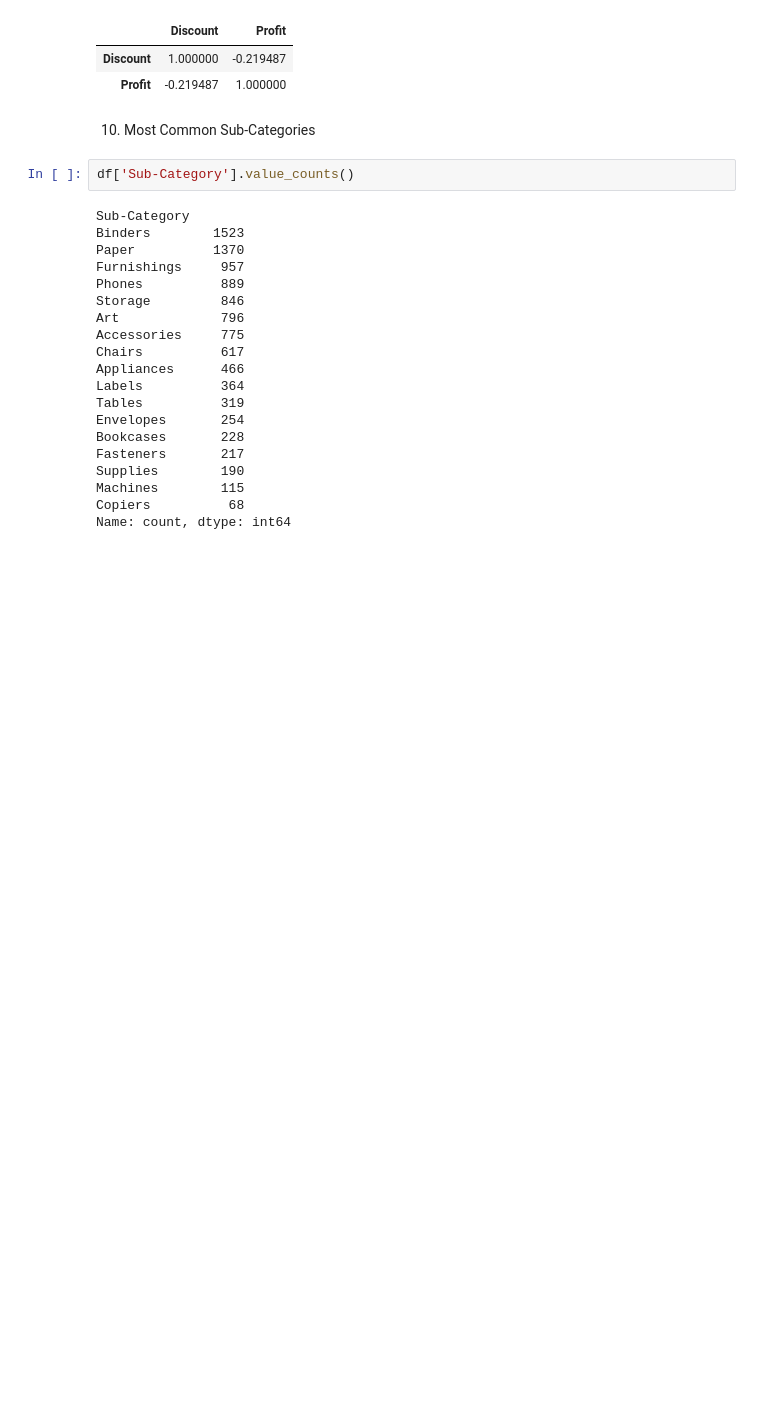
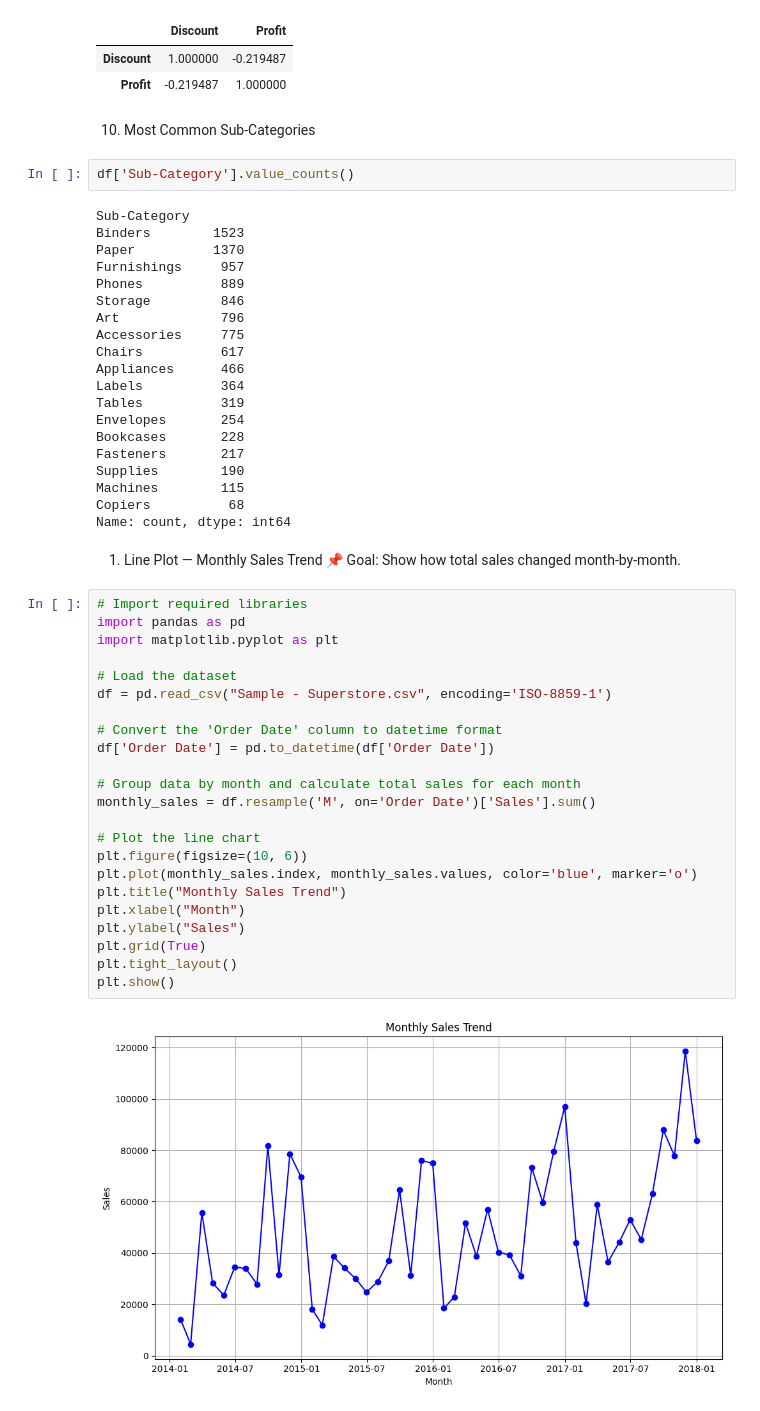
Before and after one commit to nikhil09012004/E-Commerce_Data_Analysis, a Jupyter notebook: project.ipynb, the cells around one changed output. Drawn from its saved outputs; the diff is of its cells as text; blank space fills up the shorter version.

```diff
--- a/project.ipynb
+++ b/project.ipynb
@@ -211,3 +211,31 @@ Supplies        190
 Machines        115
 Copiers          68
 Name: count, dtype: int64
+# %% [markdown]
+1. Line Plot — Monthly Sales Trend
+📌 Goal: Show how total sales changed month-by-month.
+# %%
+# Import required libraries
+import pandas as pd
+import matplotlib.pyplot as plt
+
+# Load the dataset
+df = pd.read_csv("Sample - Superstore.csv", encoding='ISO-8859-1')
+
+# Convert the 'Order Date' column to datetime format
+df['Order Date'] = pd.to_datetime(df['Order Date'])
+
+# Group data by month and calculate total sales for each month
+monthly_sales = df.resample('M', on='Order Date')['Sales'].sum()
+
+# Plot the line chart
+plt.figure(figsize=(10, 6))
+plt.plot(monthly_sales.index, monthly_sales.values, color='blue', marker='o')
+plt.title("Monthly Sales Trend")
+plt.xlabel("Month")
+plt.ylabel("Sales")
+plt.grid(True)
+plt.tight_layout()
+plt.show()
+# %% [output]
+[figure, added]
```
Also changed, not shown: parts of 11 cells of this notebook.
